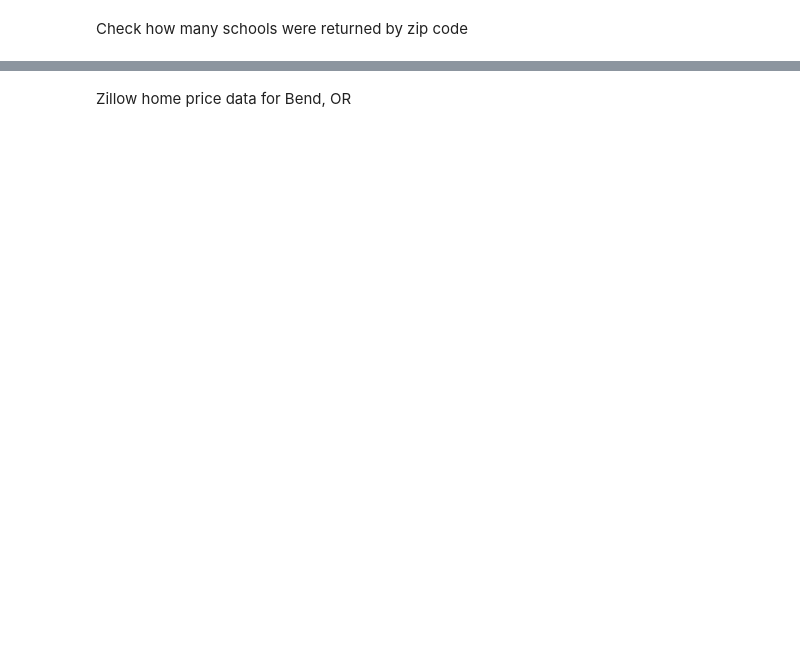
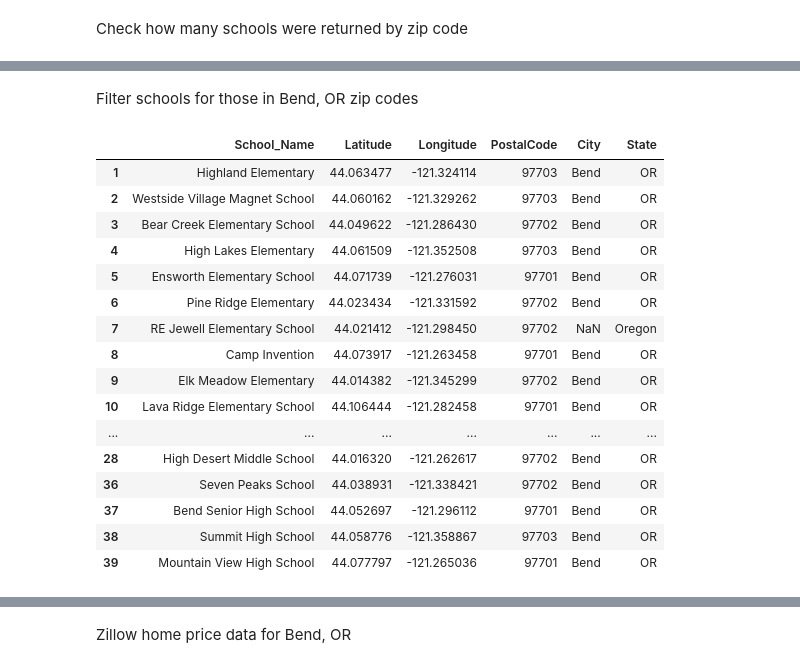
Before and after one commit to dhharper/Coursera_Capstone, a Jupyter notebook: Coursera Data Science Capstone_Final Project.ipynb, the cells around one changed output, grey strips where cells are left out. Saved outputs shown, nothing was run; the diff lists cells and outputs as text; code cells hidden in the pictures; blank space fills up the shorter version.

```diff
--- a/Coursera Data Science Capstone_Final Project.ipynb
+++ b/Coursera Data Science Capstone_Final Project.ipynb
@@ -256,0 +338,24 @@ print(toronto_high_schools.groupby('Neighborhood').count())
+# %% [markdown]
+Filter schools for those in Bend, OR zip codes
+# %%
+BendZips = ['97701', '97702', '97703']
+filtered_zip = Bend_Schools[Bend_Schools.PostalCode.isin(BendZips)]
+filtered_zip
+# %% [output]
+|  | School_Name | Latitude | Longitude | PostalCode | City | State |
+| 1 | Highland Elementary | 44.063477 | -121.324114 | 97703 | Bend | OR |
+| 2 | Westside Village Magnet School | 44.060162 | -121.329262 | 97703 | Bend | OR |
+| 3 | Bear Creek Elementary School | 44.049622 | -121.286430 | 97702 | Bend | OR |
+| 4 | High Lakes Elementary | 44.061509 | -121.352508 | 97703 | Bend | OR |
+| 5 | Ensworth Elementary School | 44.071739 | -121.276031 | 97701 | Bend | OR |
+| 6 | Pine Ridge Elementary | 44.023434 | -121.331592 | 97702 | Bend | OR |
+| 7 | RE Jewell Elementary School | 44.021412 | -121.298450 | 97702 | NaN | Oregon |
+| 8 | Camp Invention | 44.073917 | -121.263458 | 97701 | Bend | OR |
+| 9 | Elk Meadow Elementary | 44.014382 | -121.345299 | 97702 | Bend | OR |
+| 10 | Lava Ridge Elementary School | 44.106444 | -121.282458 | 97701 | Bend | OR |
+| ... | ... | ... | ... | ... | ... | ... |
+| 28 | High Desert Middle School | 44.016320 | -121.262617 | 97702 | Bend | OR |
+| 36 | Seven Peaks School | 44.038931 | -121.338421 | 97702 | Bend | OR |
+| 37 | Bend Senior High School | 44.052697 | -121.296112 | 97701 | Bend | OR |
+| 38 | Summit High School | 44.058776 | -121.358867 | 97703 | Bend | OR |
+| 39 | Mountain View High School | 44.077797 | -121.265036 | 97701 | Bend | OR |
```
Also changed, not shown: parts of 44 cells of this notebook.
